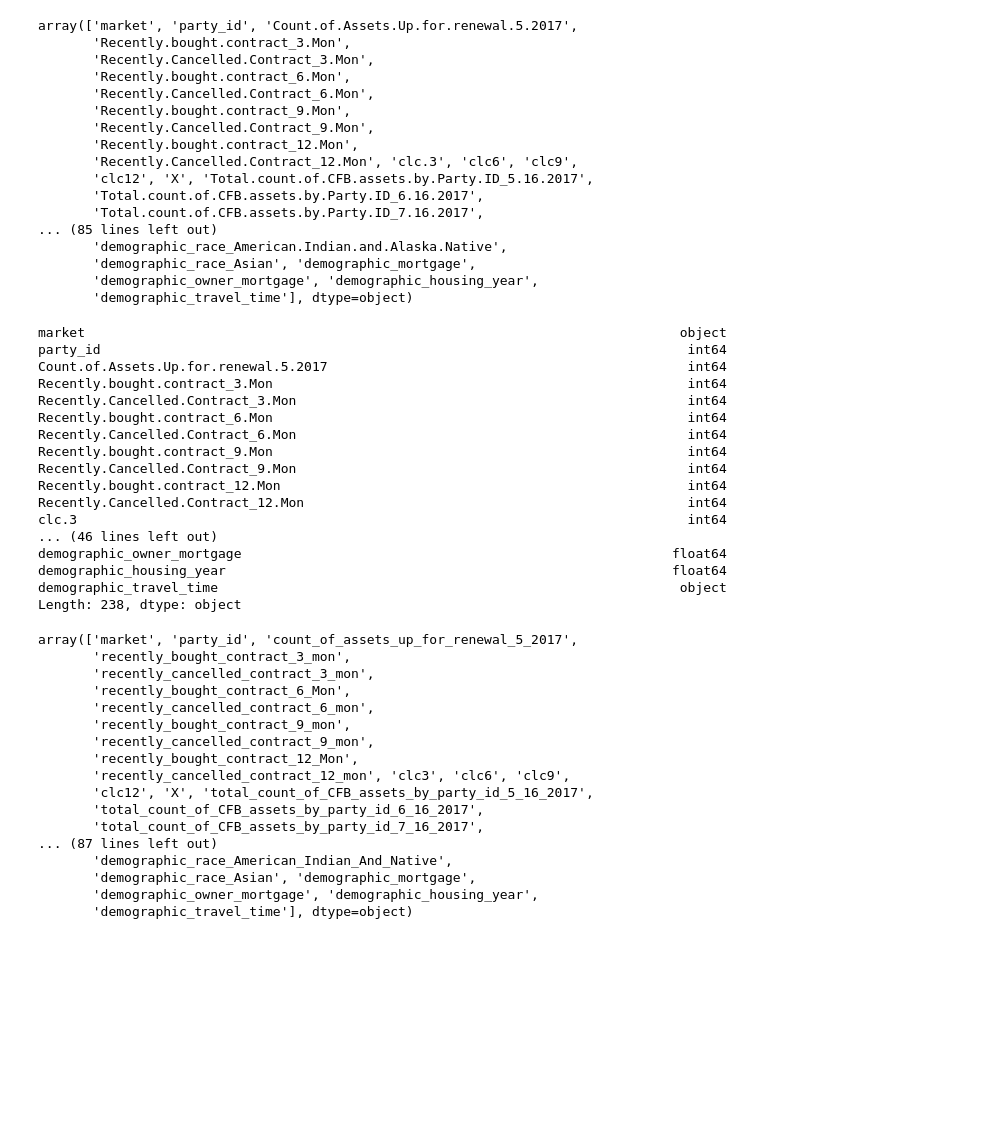
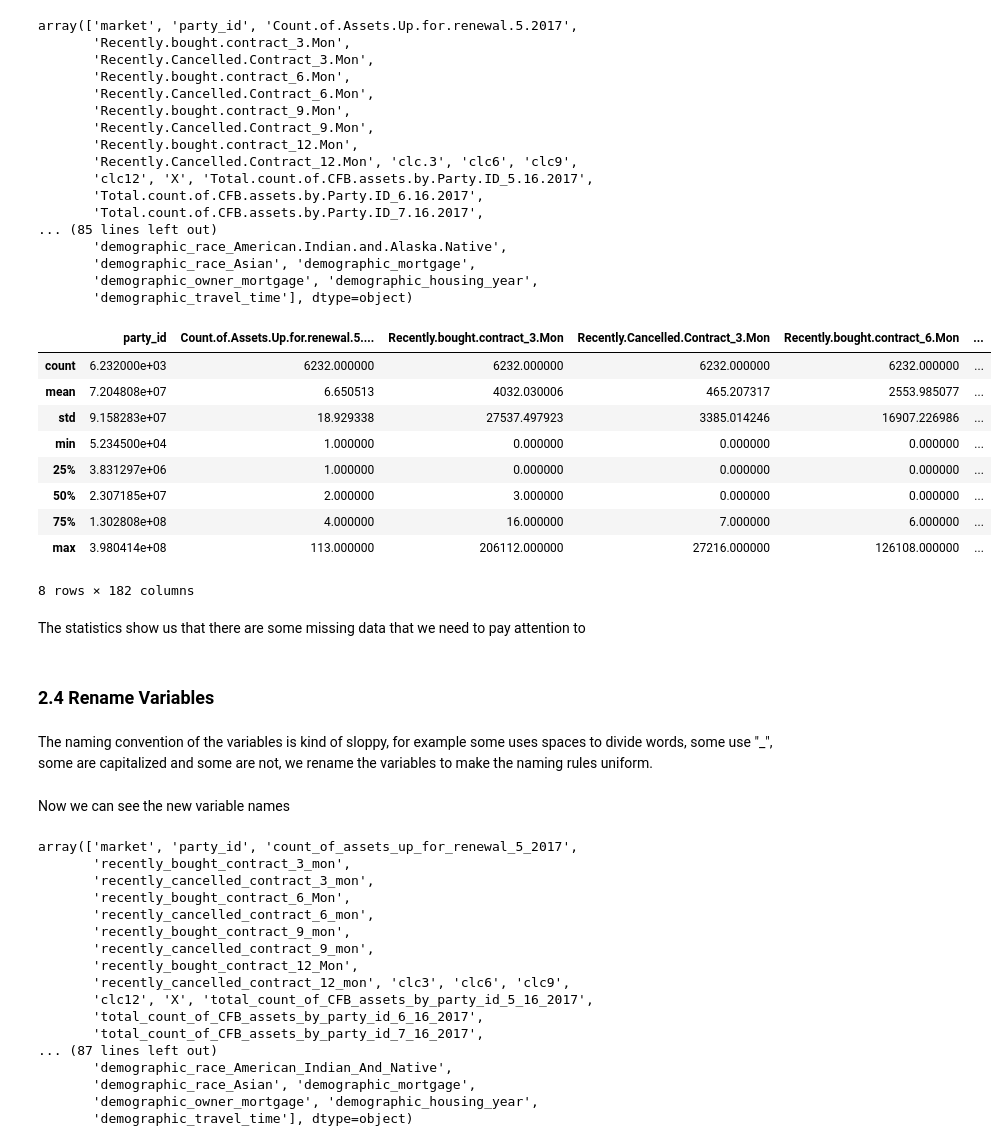
Before and after one commit to yaoyang33/renewal_analysis, a Jupyter notebook: full data renewal analysis 2017 May.ipynb, the cells around one changed output. Drawn from its saved outputs; the diff is of its cells as text; code cells hidden in the pictures; blank space fills up the shorter version.

```diff
--- a/full data renewal analysis 2017 May.ipynb
+++ b/full data renewal analysis 2017 May.ipynb
@@ -101,25 +176,24 @@ array(['market', 'party_id', 'Count.of.Assets.Up.for.renewal.5.2017',
        'demographic_owner_mortgage', 'demographic_housing_year',
        'demographic_travel_time'], dtype=object)
 # %%
-data.dtypes
+data.describe()
 # %% [output]
+|  | party_id | Count.of.Assets.Up.for.renewal.5.... | Recently.bought.contract_3.Mon | Recently.Cancelled.Contract_3.Mon | Recently.bought.contract_6.Mon | ... |
+| count | 6.232000e+03 | 6232.000000 | 6232.000000 | 6232.000000 | 6232.000000 | ... |
+| mean | 7.204808e+07 | 6.650513 | 4032.030006 | 465.207317 | 2553.985077 | ... |
+| std | 9.158283e+07 | 18.929338 | 27537.497923 | 3385.014246 | 16907.226986 | ... |
+| min | 5.234500e+04 | 1.000000 | 0.000000 | 0.000000 | 0.000000 | ... |
+| 25% | 3.831297e+06 | 1.000000 | 0.000000 | 0.000000 | 0.000000 | ... |
+| 50% | 2.307185e+07 | 2.000000 | 3.000000 | 0.000000 | 0.000000 | ... |
+| 75% | 1.302808e+08 | 4.000000 | 16.000000 | 7.000000 | 6.000000 | ... |
+| max | 3.980414e+08 | 113.000000 | 206112.000000 | 27216.000000 | 126108.000000 | ... |
-market                                                                            object
-party_id                                                                           int64
-Count.of.Assets.Up.for.renewal.5.2017                                              int64
-Recently.bought.contract_3.Mon                                                     int64
-Recently.Cancelled.Contract_3.Mon                                                  int64
-Recently.bought.contract_6.Mon                                                     int64
-Recently.Cancelled.Contract_6.Mon                                                  int64
-Recently.bought.contract_9.Mon                                                     int64
-Recently.Cancelled.Contract_9.Mon                                                  int64
-Recently.bought.contract_12.Mon                                                    int64
-Recently.Cancelled.Contract_12.Mon                                                 int64
-clc.3                                                                              int64
-... (46 lines left out)
-demographic_owner_mortgage                                                       float64
-demographic_housing_year                                                         float64
-demographic_travel_time                                                           object
-Length: 238, dtype: object
+8 rows × 182 columns
+# %% [markdown]
+The statistics show us that there are some missing data that we need to pay attention to
+# %% [markdown]
+### 2.4 Rename Variables
+# %% [markdown]
+The naming convention of the variables is kind of sloppy, for example some uses spaces to divide words, some use "_", some are capitalized and some are not, we rename the variables to make the naming rules uniform.
 # %%
 #rename variable names
 data.rename(columns={
@@ -304,6 +378,8 @@ data.rename(columns={
     'demographic_race_American.Indian.and.Alaska.Native':'demographic_race_American_Indian_And_Native'
                              },
                      inplace=True)
+# %% [markdown]
+Now we can see the new variable names
 # %%
 data.columns.values
 # %% [output]
```
Also changed, not shown: parts of 84 cells of this notebook.
